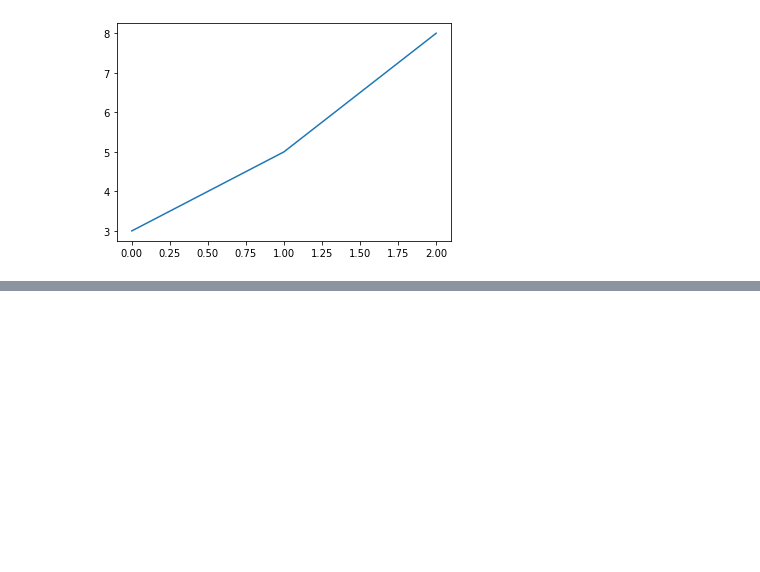
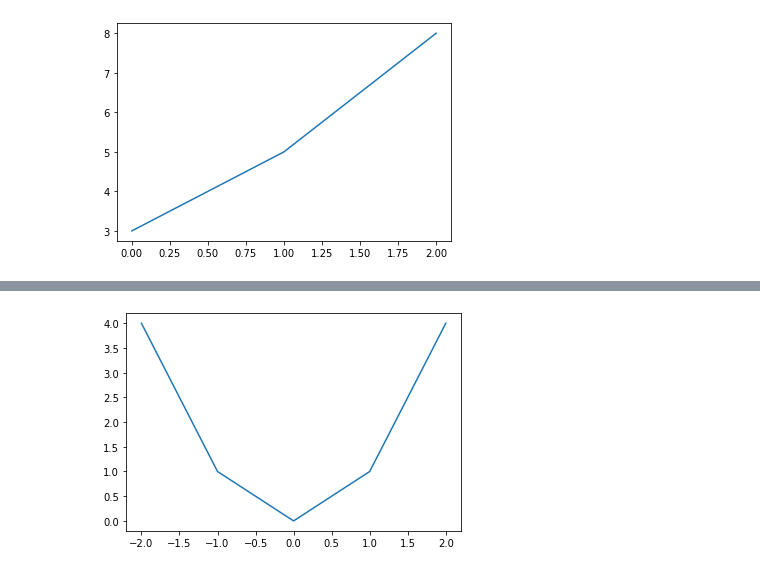
Before and after one commit to pkmariya/Python, a Jupyter notebook: MariyaMatPlotLib.ipynb, the cells around one changed output, grey strips where cells are left out. Cells and saved outputs as stored; diff of their text form; code cells hidden in the pictures; blank space fills up the shorter version.

```diff
--- a/MariyaMatPlotLib.ipynb
+++ b/MariyaMatPlotLib.ipynb
@@ -28,0 +67,7 @@ plt.savefig('Simple Graph')
+# %%
+x_val = [-2, -1, 0, 1, 2]
+y_val = [4, 1, 0, 1, 4]
+plt.plot(x_val, y_val)
+plt.show()
+# %% [output]
+[figure, added]
```
Also changed, not shown: parts of 20 cells of this notebook.
